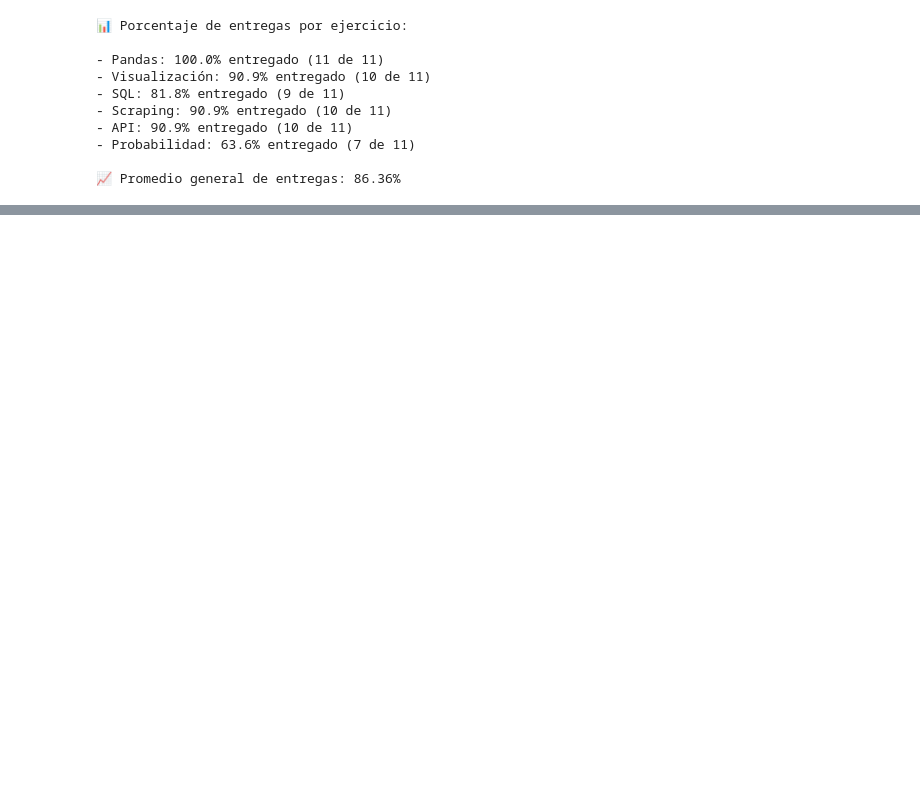
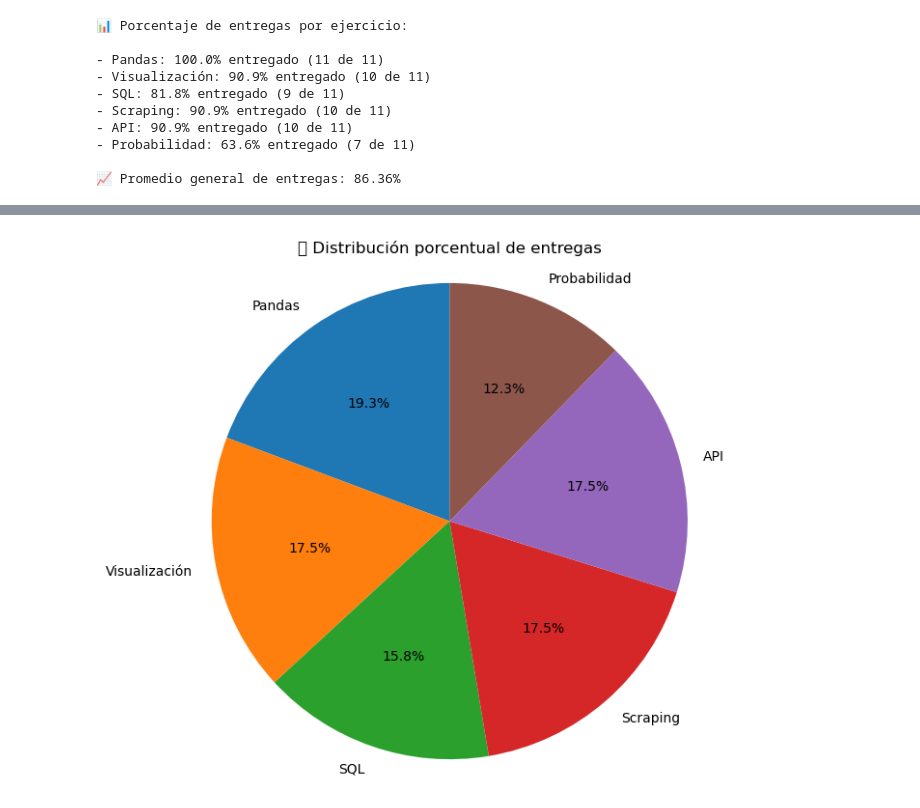
Before and after one commit to mezcolantriz/trabajos-entregados-, a Jupyter notebook: calcular.ipynb, the cells around one changed output, grey strips where cells are left out. Saved outputs shown, nothing was run; the diff lists cells and outputs as text; code cells hidden in the pictures; blank space fills up the shorter version.

```diff
--- a/calcular.ipynb
+++ b/calcular.ipynb
@@ -46,0 +74,8 @@ calcular_porcentajes_y_promedio(ejercicios)
+# %%
+plt.figure(figsize=(7, 7))
+plt.pie(porcentajes, labels=nombres, autopct="%1.1f%%", startangle=90)
+plt.title("📈 Distribución porcentual de entregas")
+plt.axis('equal')
+plt.show()
+# %% [output]
+[figure, added]
```
Also changed, not shown: parts of 3 cells of this notebook, 1 other file.
